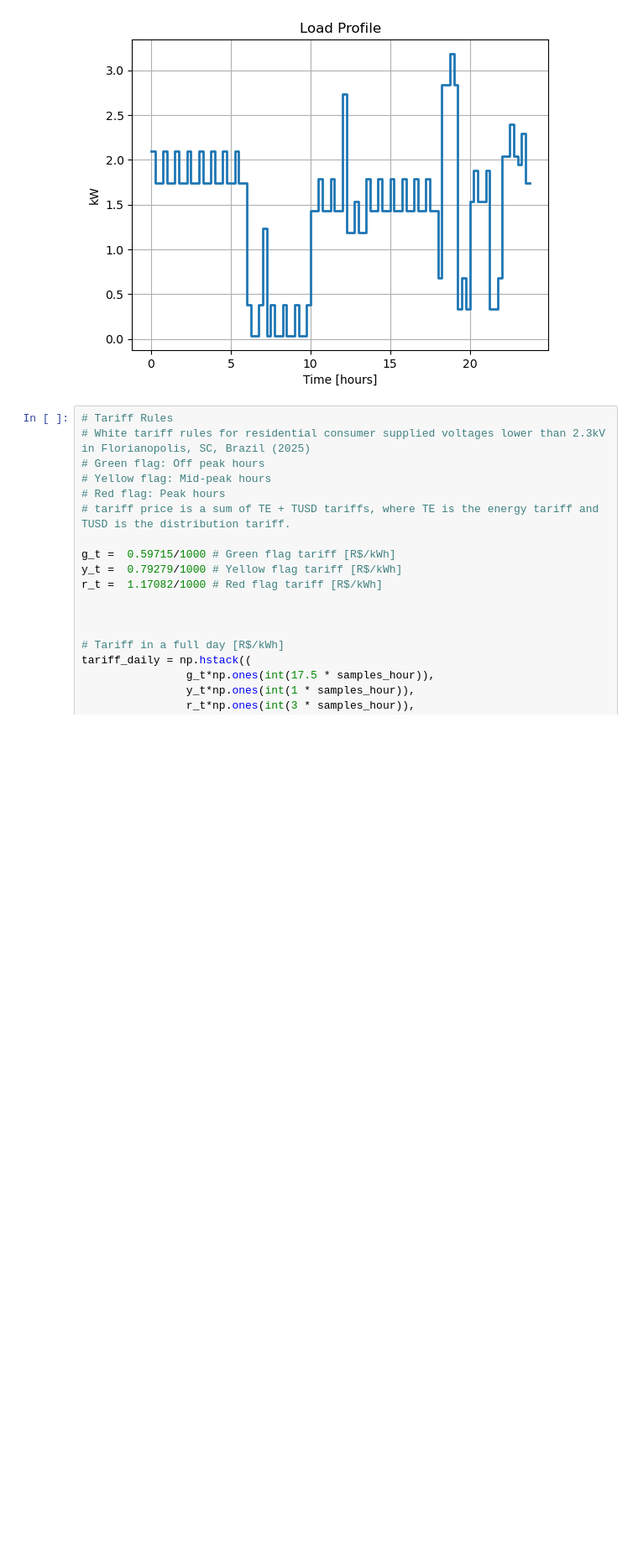
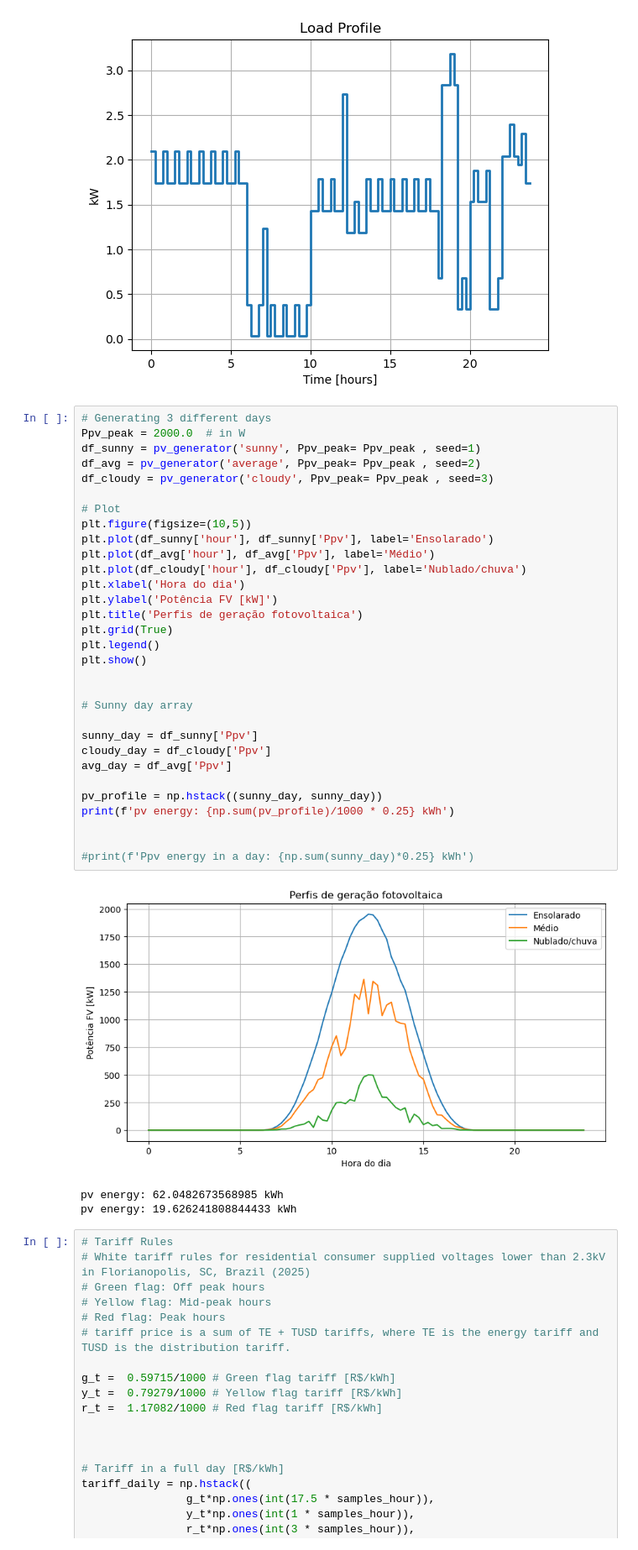
Before and after one commit to DaniloOrige/Microgrid_MPC_Simulation, a Jupyter notebook: dev/simulation.ipynb, the cells around one changed output. Shown at 84% size. Cells and saved outputs as stored; diff of their text form; blank space fills up the shorter version.

Commit message:
somewhat realistc ppv generator

```diff
--- a/dev/simulation.ipynb
+++ b/dev/simulation.ipynb
@@ -146,6 +151,41 @@ plt.show()
 load: 68.69 kWh
 1745.0
 [figure]
+# %%
+# Generating 3 different days
+Ppv_peak = 2000.0  # in W
+df_sunny = pv_generator('sunny', Ppv_peak= Ppv_peak , seed=1)
+df_avg = pv_generator('average', Ppv_peak= Ppv_peak , seed=2)
+df_cloudy = pv_generator('cloudy', Ppv_peak= Ppv_peak , seed=3)
+
+# Plot
+plt.figure(figsize=(10,5))
+plt.plot(df_sunny['hour'], df_sunny['Ppv'], label='Ensolarado')
+plt.plot(df_avg['hour'], df_avg['Ppv'], label='Médio')
+plt.plot(df_cloudy['hour'], df_cloudy['Ppv'], label='Nublado/chuva')
+plt.xlabel('Hora do dia')
+plt.ylabel('Potência FV [kW]')
+plt.title('Perfis de geração fotovoltaica')
+plt.grid(True)
+plt.legend()
+plt.show()
+
+
+# Sunny day array
+
+sunny_day = df_sunny['Ppv']
+cloudy_day = df_cloudy['Ppv']
+avg_day = df_avg['Ppv']
+
+pv_profile = np.hstack((sunny_day, sunny_day))
+print(f'pv energy: {np.sum(pv_profile)/1000 * 0.25} kWh')
+
+
+#print(f'Ppv energy in a day: {np.sum(sunny_day)*0.25} kWh')
+# %% [output]
+[figure, added]
+pv energy: 62.0482673568985 kWh
+pv energy: 19.626241808844433 kWh
 # %%
 # Tariff Rules
 # White tariff rules for residential consumer supplied voltages lower than 2.3kV in Florianopolis, SC, Brazil (2025)
```
Also changed, not shown: parts of 5 cells of this notebook, 3 other files.
